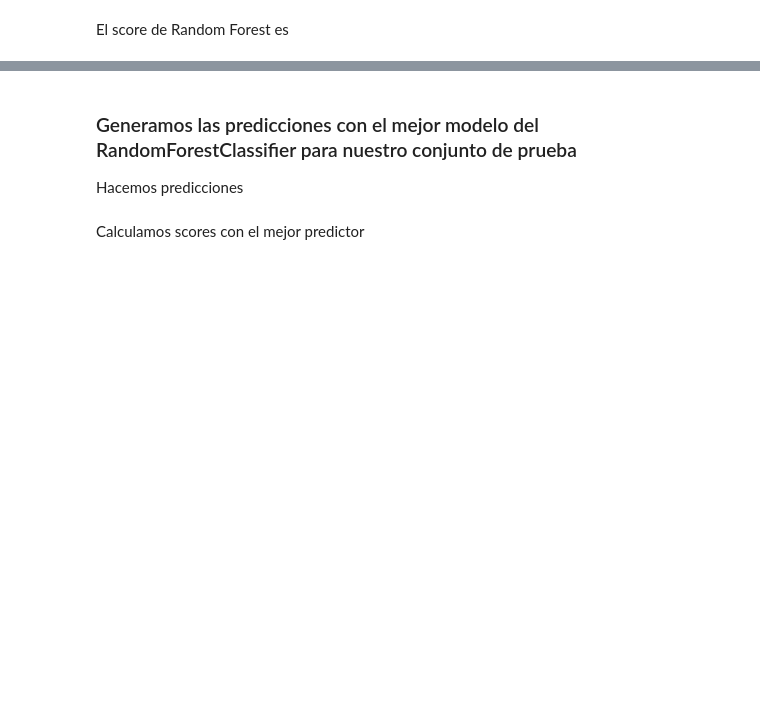
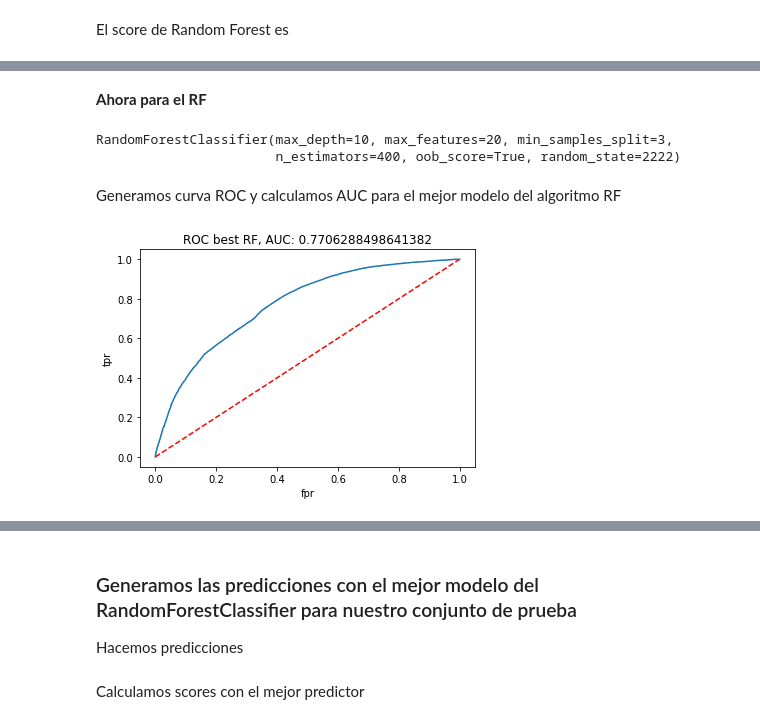
Before and after one commit to lechugaa/dpa-project, a Jupyter notebook: notebooks/modeling/model_selection_cbp.ipynb, the cells around one changed output, grey strips where cells are left out. Drawn from its saved outputs; the diff is of its cells as text; code cells hidden in the pictures; blank space fills up the shorter version.

```diff
--- a/notebooks/modeling/model_selection_cbp.ipynb
+++ b/notebooks/modeling/model_selection_cbp.ipynb
@@ -129,6 +130,6 @@ DecisionTreeClassifier(max_depth=5, min_samples_leaf=3, random_state=1111)
 # %% [markdown]
 La mejor configuración del Random Forest es:
 # %%
-best_1 = best[1].best_estimator_
-best_1
+best_rf = best[1].best_estimator_
+best_rf
 # %% [output]
@@ -148,0 +201,8 @@ best[1].best_score_
+# %% [markdown]
+**Ahora para el RF**
+# %%
+# entrenamos con el mejor del algoritmo FR
+best_rf.fit(X_train, y_train)
+# %% [output]
+RandomForestClassifier(max_depth=10, max_features=20, min_samples_split=3,
+                       n_estimators=400, oob_score=True, random_state=2222)
@@ -148,0 +212,23 @@ best[1].best_score_
+# %%
+# generamos scores
+labels_scores_rf = best_rf.predict_proba(X_test)
+# %% [markdown]
+Generamos curva ROC y calculamos AUC para el mejor modelo del algoritmo RF
+# %%
+#from sklearn.metrics import roc_curve, roc_auc_score
+
+#import matplotlib.pyplot as plt
+
+%matplotlib inline
+
+fpr_rf, tpr_rf, thresholds_rf = roc_curve(y_test, labels_scores_rf[:,1], pos_label=1)
+
+plt.clf()
+plt.plot([0,1],[0,1], 'k--', c="red")
+plt.plot(fpr_rf, tpr_rf)
+plt.title("ROC best RF, AUC: {}".format(roc_auc_score(y_test, labels_scores_rf[:,1])))
+plt.xlabel("fpr")
+plt.ylabel("tpr")
+plt.show()
+# %% [output]
+[figure, added]
```
Also changed, not shown: parts of 40 cells of this notebook.
